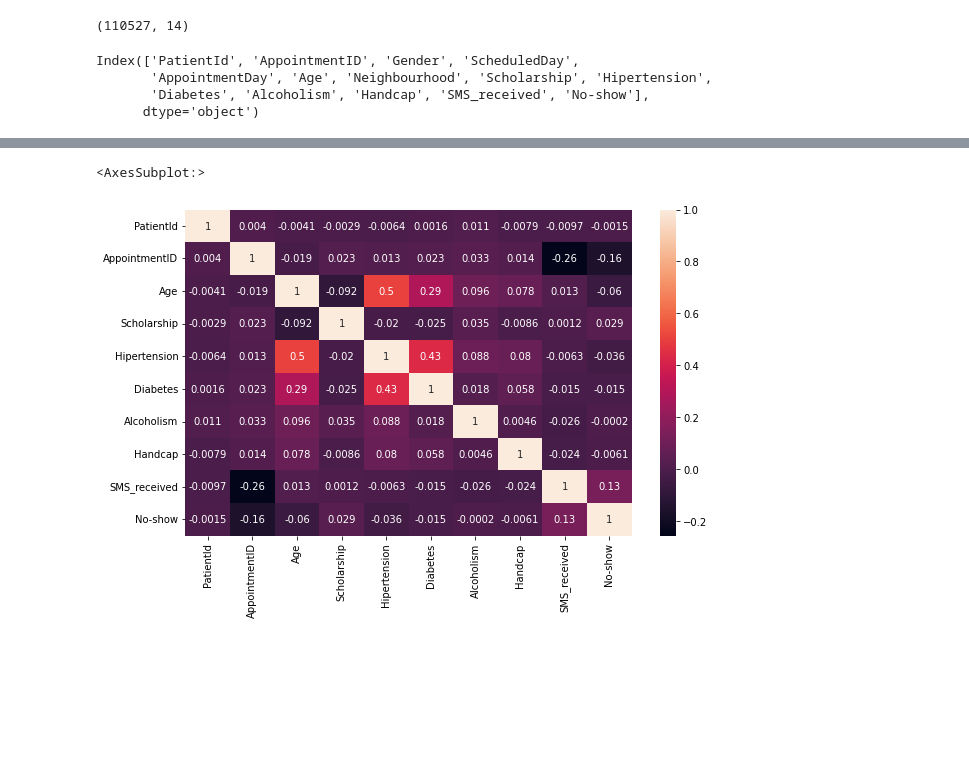
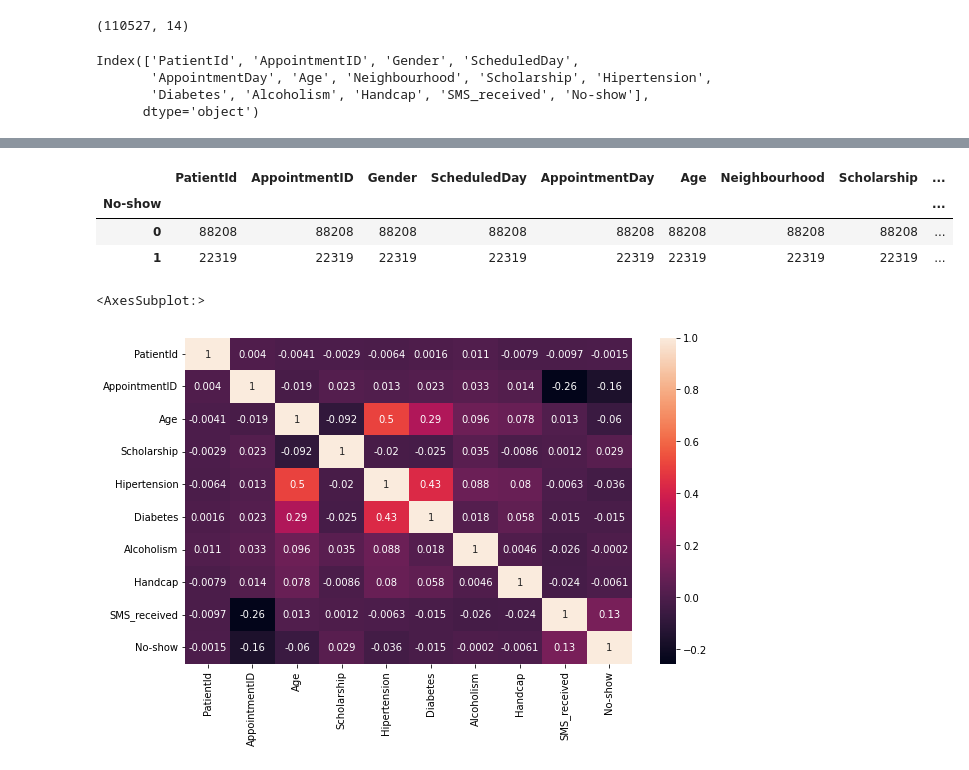
Before and after one commit to CWawrzyn/TECH6303_MiniProjects, a Jupyter notebook: Module2_Miniproject/Week2_MiniProject_MedicalAppointmentNoShows.ipynb, the cells around one changed output, grey strips where cells are left out. Drawn from its saved outputs; the diff is of its cells as text; code cells hidden in the pictures; blank space fills up the shorter version.

```diff
--- a/Module2_Miniproject/Week2_MiniProject_MedicalAppointmentNoShows.ipynb
+++ b/Module2_Miniproject/Week2_MiniProject_MedicalAppointmentNoShows.ipynb
@@ -53,3 +59,10 @@ df["No-show"] = LabelEncoder().fit_transform(df["No-show"])
+# %%
+df.groupby(["No-show"]).count()
+# %% [output]
+|  | PatientId | AppointmentID | Gender | ScheduledDay | AppointmentDay | Age | Neighbourhood | Scholarship | ... |
+| No-show |  |  |  |  |  |  |  |  | ... |
+| 0 | 88208 | 88208 | 88208 | 88208 | 88208 | 88208 | 88208 | 88208 | ... |
+| 1 | 22319 | 22319 | 22319 | 22319 | 22319 | 22319 | 22319 | 22319 | ... |
 # %%
 import matplotlib.pyplot as plt
 import seaborn as sns
```
Also changed, not shown: parts of 1 cell of this notebook.
